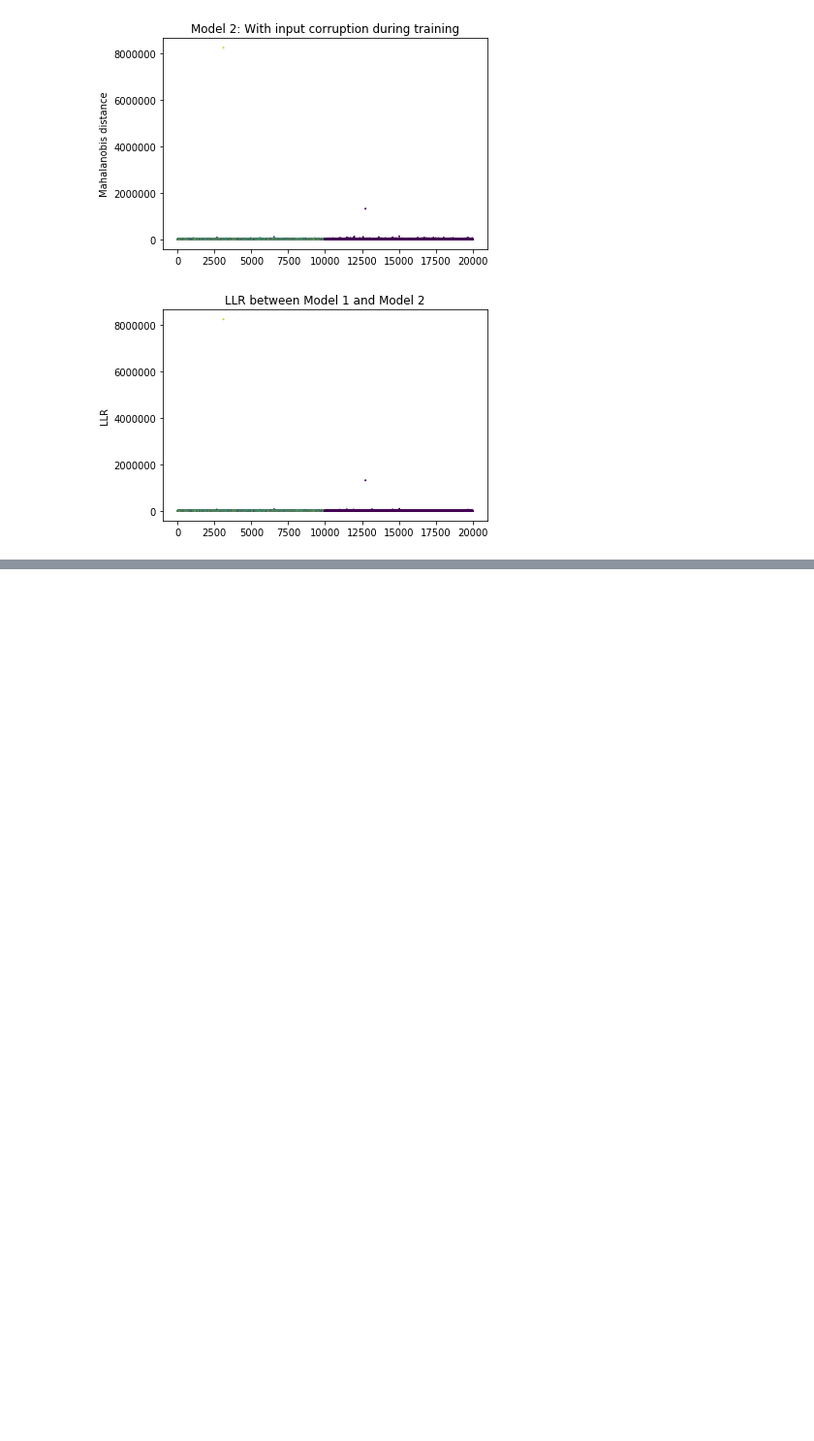
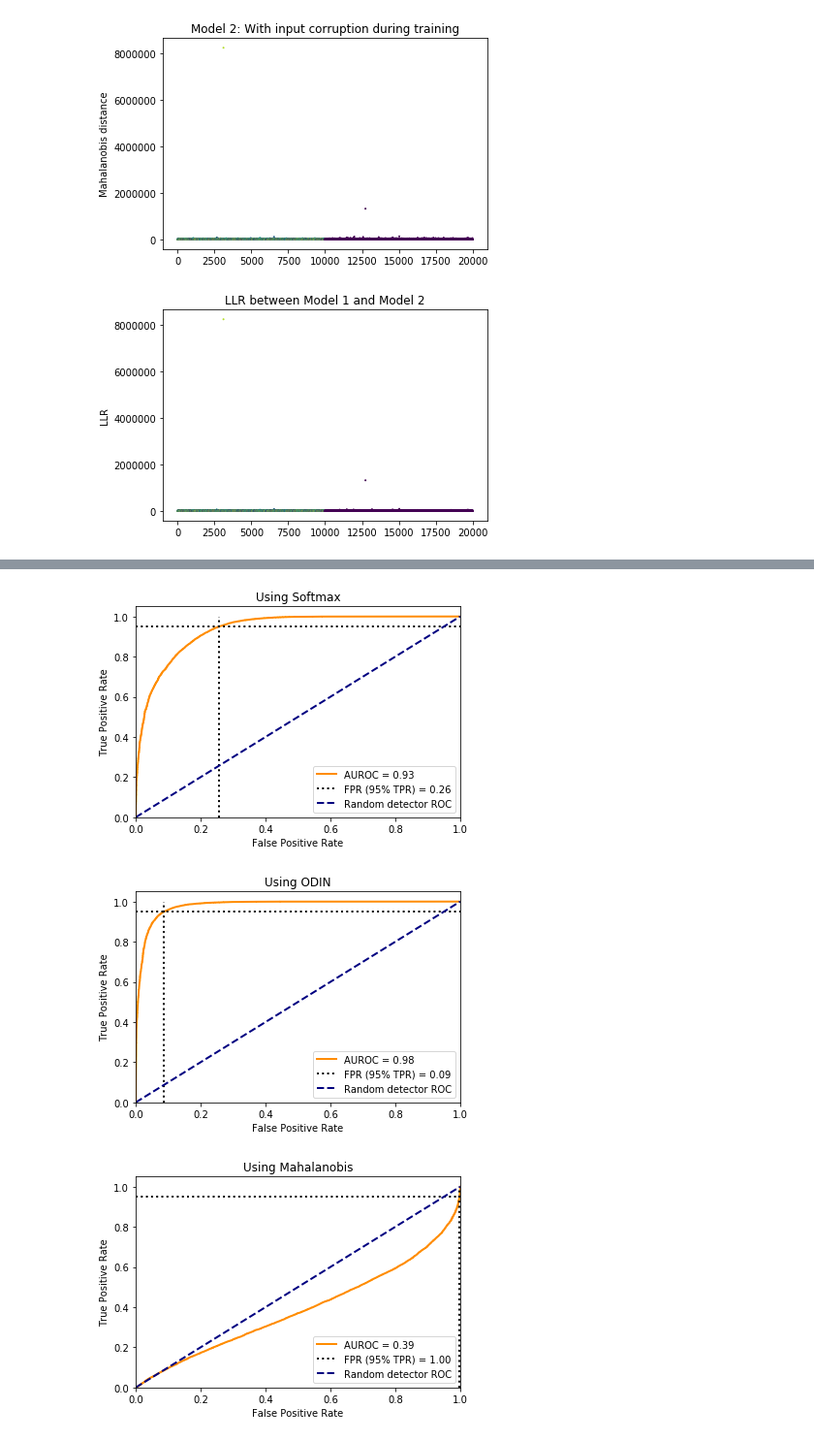
Before and after one commit to BalahariVignesh/simple-faster-rcnn-pytorch, a Jupyter notebook: notebook_experiments/mahalanobis_llr.ipynb, the cells around one changed output, grey strips where cells are left out. Shown: that part at 97% size. Cells and saved outputs as stored; diff of their text form; code cells hidden in the pictures; blank space fills up the shorter version.

```diff
--- a/notebook_experiments/mahalanobis_llr.ipynb
+++ b/notebook_experiments/mahalanobis_llr.ipynb
@@ -45,7 +45,7 @@ NUM_FEATURE_LAYERS = 31
 
 RESULTS_FILE = 'mahal_llr.h5'
 
-TRAIN = True
+TRAIN = False
 # %%
 def create_model(kind='resnet152'):
     # Download pretrained model
@@ -714,8 +630,8 @@ def penultimate_forward_vgg16(self, x):
     x = x.view(x.size(0), -1)
 
     # Break up self.classifier
-    penultimate = model.classifier[:5](x)
-    out = model.classifier[5:](penultimate)
+    penultimate = self.classifier[:5](x)
+    out = self.classifier[5:](penultimate)
     return out, penultimate
 
 # Bind a function to the model to extract penultimate features
@@ -1151,0 +1095,16 @@ plt.show()
+# %%
+mahal_means = torch.Tensor(md[0].mahal_means).to(device)
+mahal_inv_cov = torch.Tensor(md[0].inv_mahal_cov).to(device)
+softmax_outs, mahal_dists, odin_outs, labels = {}, {}, {}, {}
+
+for dataset in ['val', 'ood', 'svhn']:#, 'imagenet_resize']:
+    softmax_outs[dataset], odin_outs[dataset], mahal_dists[dataset], labels[dataset] = [], [], [], []
+
+    for x, y in tqdm(dataloaders_dict[dataset], total=len(dataloaders_dict[dataset]), desc=dataset):
+        x = x.to(device)
+        sout, odin, mdists, _ = model1.input_pert_md(x, mahal_means, mahal_inv_cov, epsilon=1e-5, temp=1000.)
+
+        softmax_outs[dataset].append(sout.detach().cpu().numpy())
+        odin_outs[dataset].append(odin.detach().cpu().numpy())
+        mahal_dists[dataset].append(mdists.detach().cpu().numpy())
+        labels[dataset].append(y.detach().cpu().numpy())
@@ -1151,0 +1115,24 @@ plt.show()
+# %%
+ood = 'svhn'
+
+max_softmax_val = np.concatenate(softmax_outs['val'], axis=0).max(axis=1)
+max_softmax_ood = np.concatenate(softmax_outs[ood], axis=0).max(axis=1)
+max_softmax = np.concatenate([max_softmax_val, max_softmax_ood])
+
+odin_out_val = np.concatenate(odin_outs['val'], axis=0).max(axis=1)
+odin_out_ood = np.concatenate(odin_outs[ood], axis=0).max(axis=1)
+odin_out = np.concatenate([odin_out_val, odin_out_ood])
+
+mahal_distances_val = np.concatenate(mahal_dists['val'], axis=0)
+mahal_distances_ood = np.concatenate(mahal_dists[ood], axis=0)
+mahal_distances = np.concatenate([mahal_distances_val, mahal_distances_ood])
+
+labels = np.concatenate([np.zeros(len(max_softmax_val)), np.ones(len(max_softmax_ood))])
+# %%
+plot_roc(-max_softmax, labels, title="Using Softmax")
+plot_roc(-odin_out, labels, title="Using ODIN")
+plot_roc(mahal_distances, labels, title="Using Mahalanobis")
+# %% [output]
+[figure, added]
+[figure, added]
+[figure, added]
```
Also changed, not shown: parts of 26 cells of this notebook, 7 other files.
